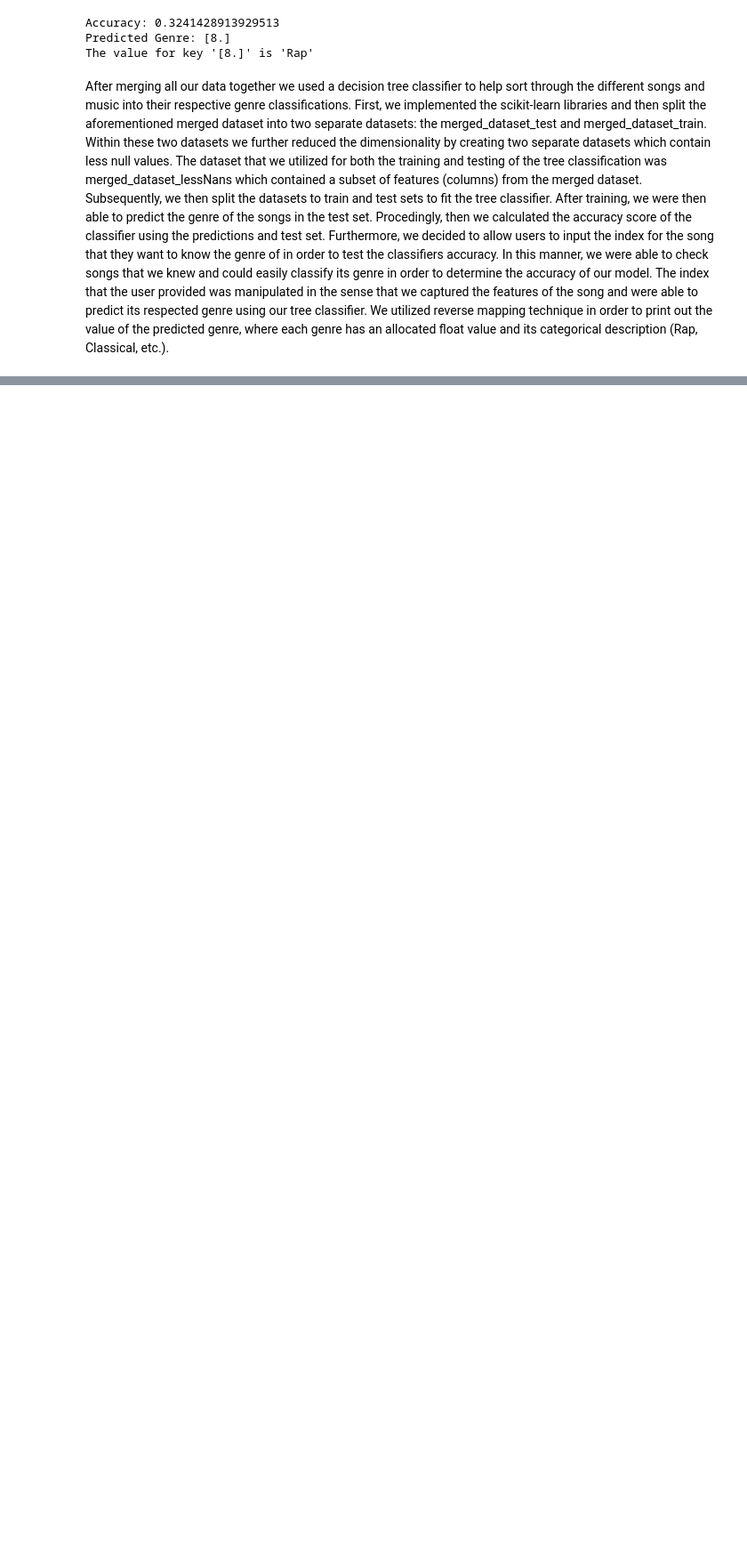
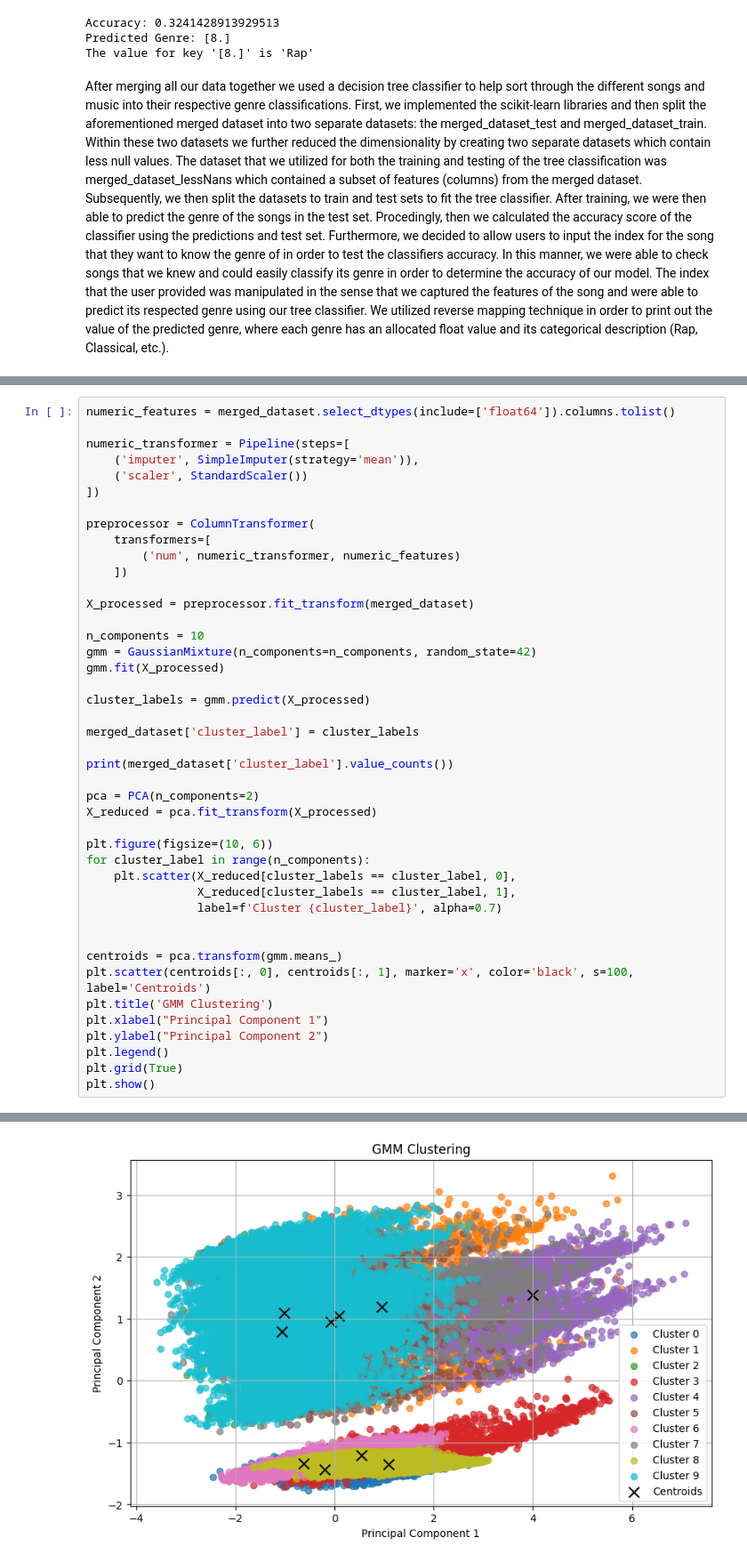
Before and after one commit to ababoescu/COGS118B_Project, a Jupyter notebook: FinalProject_groupXXX.ipynb, the cells around one changed output, grey strips where cells are left out. Shown: that part at 89% size. Cells and saved outputs as stored; diff of their text form; blank space fills up the shorter version.

```diff
--- a/FinalProject_groupXXX.ipynb
+++ b/FinalProject_groupXXX.ipynb
@@ -533,0 +537,44 @@ After merging all our data together we used a decision tree classifier to help s
+# %%
+numeric_features = merged_dataset.select_dtypes(include=['float64']).columns.tolist()
+
+numeric_transformer = Pipeline(steps=[
+    ('imputer', SimpleImputer(strategy='mean')),
+    ('scaler', StandardScaler())
+])
+
+preprocessor = ColumnTransformer(
+    transformers=[
+        ('num', numeric_transformer, numeric_features)
+    ])
+
+X_processed = preprocessor.fit_transform(merged_dataset)
+
+n_components = 10
+gmm = GaussianMixture(n_components=n_components, random_state=42)
+gmm.fit(X_processed)
+
+cluster_labels = gmm.predict(X_processed)
+
+merged_dataset['cluster_label'] = cluster_labels
+
+print(merged_dataset['cluster_label'].value_counts())
+
+pca = PCA(n_components=2)
+X_reduced = pca.fit_transform(X_processed)
+
+plt.figure(figsize=(10, 6))
+for cluster_label in range(n_components):
+    plt.scatter(X_reduced[cluster_labels == cluster_label, 0],
+                X_reduced[cluster_labels == cluster_label, 1],
+                label=f'Cluster {cluster_label}', alpha=0.7)
+
+
+centroids = pca.transform(gmm.means_)
+plt.scatter(centroids[:, 0], centroids[:, 1], marker='x', color='black', s=100, label='Centroids')
+plt.title('GMM Clustering')
+plt.xlabel("Principal Component 1")
+plt.ylabel("Principal Component 2")
+plt.legend()
+plt.grid(True)
+plt.show()
+# %% [output]
@@ -534 +593,2 @@ After merging all our data together we used a decision tree classifier to help s
+[figure, added]
 # %% [markdown]
```
Also changed, not shown: parts of 4 cells of this notebook, 1 other file.
